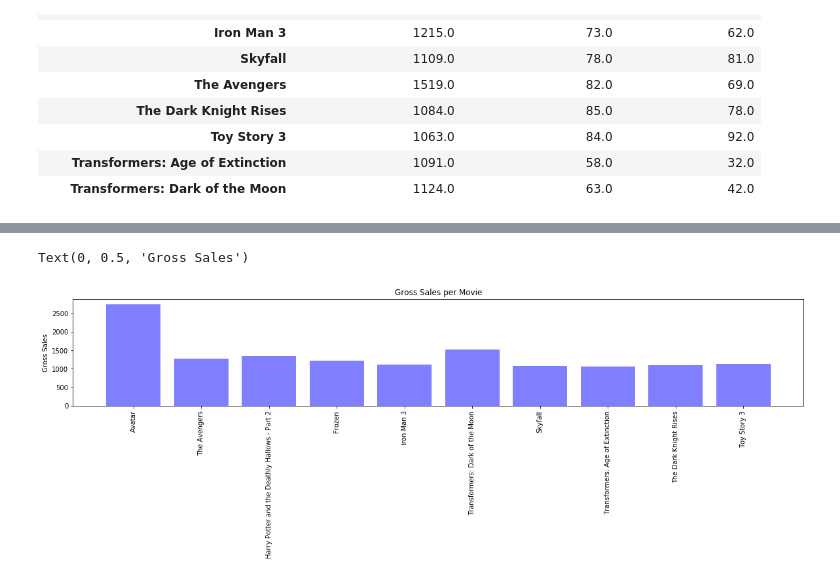
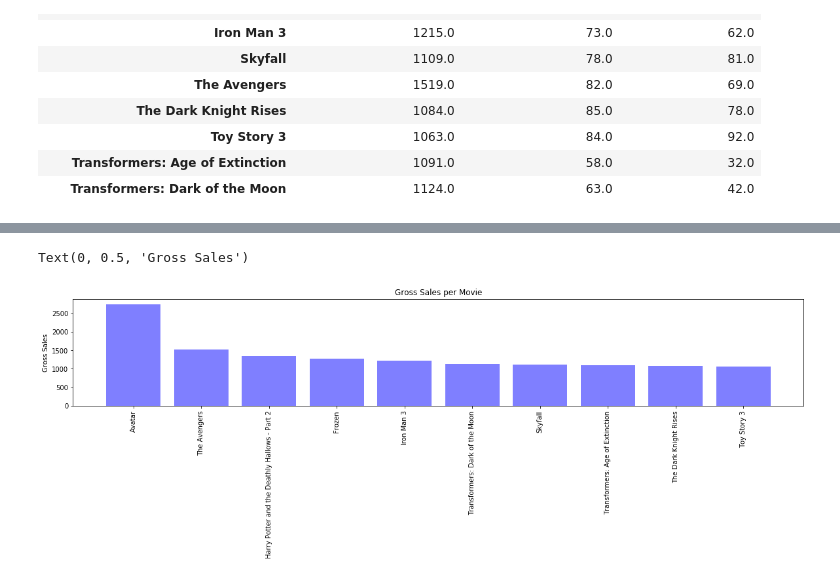
Before and after one commit to marbwhist/first-project, a Jupyter notebook: Movies GL.ipynb, the cells around one changed output, grey strips where cells are left out. Saved outputs shown, nothing was run; the diff lists cells and outputs as text; code cells hidden in the pictures.

```diff
--- a/Movies GL.ipynb
+++ b/Movies GL.ipynb
@@ -251,3 +249,7 @@ top_title_stats
 | Toy Story 3 | 1063.0 | 84.0 | 92.0 |
 | Transformers: Age of Extinction | 1091.0 | 58.0 | 32.0 |
 | Transformers: Dark of the Moon | 1124.0 | 63.0 | 42.0 |
+# %%
+sort_titles = top_title_stats.sort_values(by=["Worldwide Gross Sales"], ascending=False)
+
+sort_titles
@@ -254,14 +269,14 @@ top_title_stats
 # %%
 # bar chart for average gross sales by title
 
-x_axis = np.arange(len(top_title_stats))
+x_axis = np.arange(len(sort_titles))
 tick_locations = [value for value in x_axis]
 
 plt.figure(figsize=(20,3))
-plt.bar(x_axis, top_title_stats["Worldwide Gross Sales"], color='b', alpha=0.5, align="center")
+plt.bar(x_axis, sort_titles["Worldwide Gross Sales"], color='b', alpha=0.5, align="center")
 plt.xticks(tick_locations, ["Avatar", "The Avengers", "Harry Potter and the Deathly Hallows - Part 2", "Frozen", "Iron Man 3", "Transformers: Dark of the Moon", "Skyfall", "Transformers: Age of Extinction", "The Dark Knight Rises", "Toy Story 3"], rotation="vertical")
 plt.title("Gross Sales per Movie")
 plt.ylabel("Gross Sales")
 # %% [output]
 Text(0, 0.5, 'Gross Sales')
-[figure, old version]
+[figure, new version]
```
Also changed, not shown: parts of 4 cells of this notebook.
